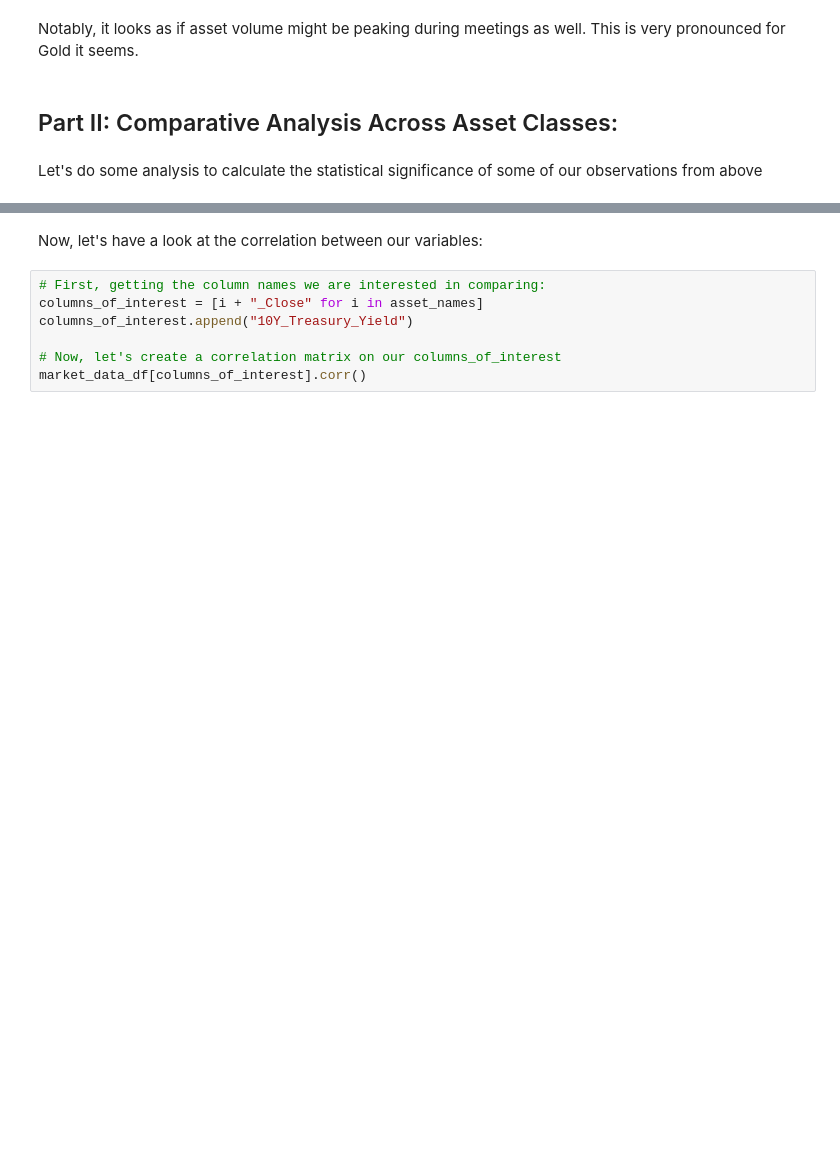
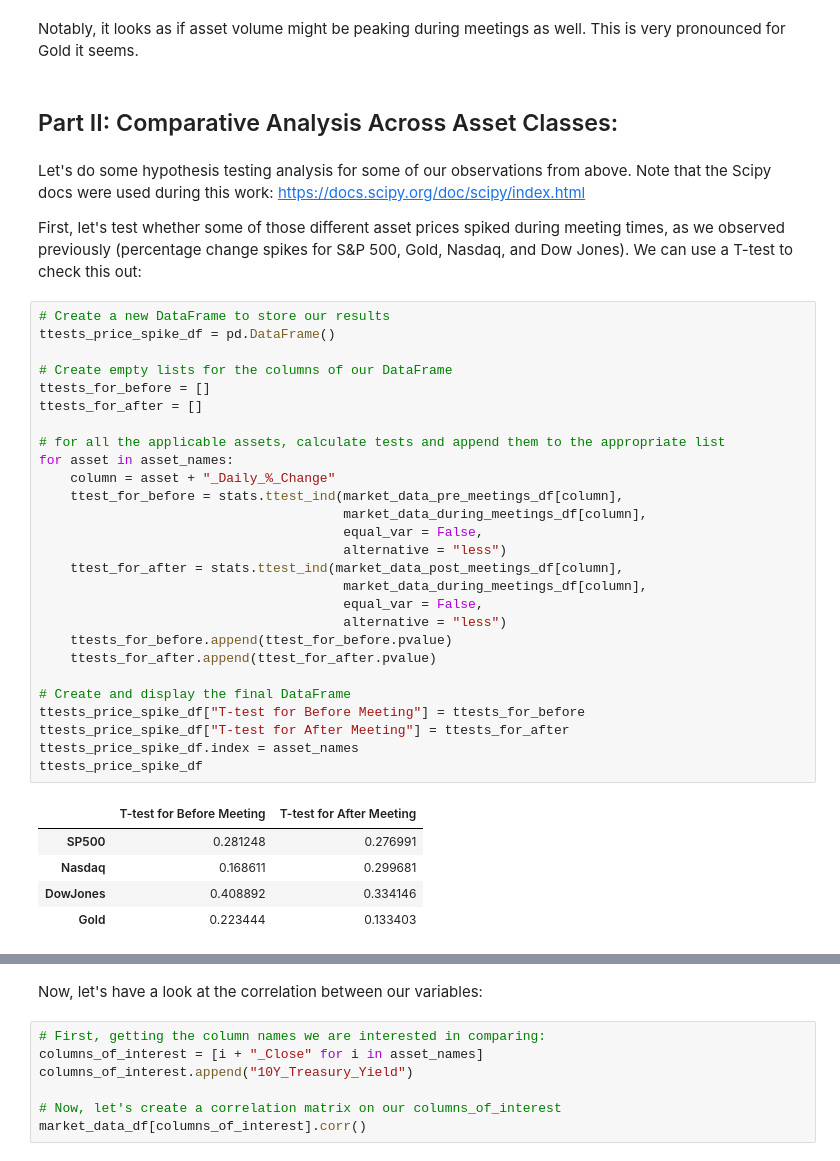
Before and after one commit to LyWangPX/umich-milestone-project, a Jupyter notebook: analysis.ipynb, the cells around one changed output, grey strips where cells are left out. Cells and saved outputs as stored; diff of their text form; blank space fills up the shorter version.

Commit message:
T-tests added

```diff
--- a/analysis.ipynb
+++ b/analysis.ipynb
@@ -270,4 +271,40 @@ Notably, it looks as if asset volume might be peaking during meetings as well. T
 # %% [markdown]
 ## Part II: Comparative Analysis Across Asset Classes:
 # %% [markdown]
-Let's do some analysis to calculate the statistical significance of some of our observations from above
+Let's do some hypothesis testing analysis for some of our observations from above.
+Note that the Scipy docs were used during this work: https://docs.scipy.org/doc/scipy/index.html
+
+First, let's test whether some of those different asset prices spiked during meeting times, as we observed previously (percentage change spikes for S&P 500, Gold, Nasdaq, and Dow Jones). We can use a T-test to check this out:
+# %%
+# Create a new DataFrame to store our results
+ttests_price_spike_df = pd.DataFrame()
+
+# Create empty lists for the columns of our DataFrame
+ttests_for_before = []
+ttests_for_after = []
+
+# for all the applicable assets, calculate tests and append them to the appropriate list
+for asset in asset_names:
+    column = asset + "_Daily_%_Change"
+    ttest_for_before = stats.ttest_ind(market_data_pre_meetings_df[column],
+                                       market_data_during_meetings_df[column],
+                                       equal_var = False,
+                                       alternative = "less")
+    ttest_for_after = stats.ttest_ind(market_data_post_meetings_df[column],
+                                       market_data_during_meetings_df[column],
+                                       equal_var = False,
+                                       alternative = "less")
+    ttests_for_before.append(ttest_for_before.pvalue)
+    ttests_for_after.append(ttest_for_after.pvalue)
+
+# Create and display the final DataFrame
+ttests_price_spike_df["T-test for Before Meeting"] = ttests_for_before
+ttests_price_spike_df["T-test for After Meeting"] = ttests_for_after
+ttests_price_spike_df.index = asset_names
+ttests_price_spike_df
+# %% [output]
+|  | T-test for Before Meeting | T-test for After Meeting |
+| SP500 | 0.281248 | 0.276991 |
+| Nasdaq | 0.168611 | 0.299681 |
+| DowJones | 0.408892 | 0.334146 |
+| Gold | 0.223444 | 0.133403 |
```
Also changed, not shown: parts of 5 cells of this notebook.
